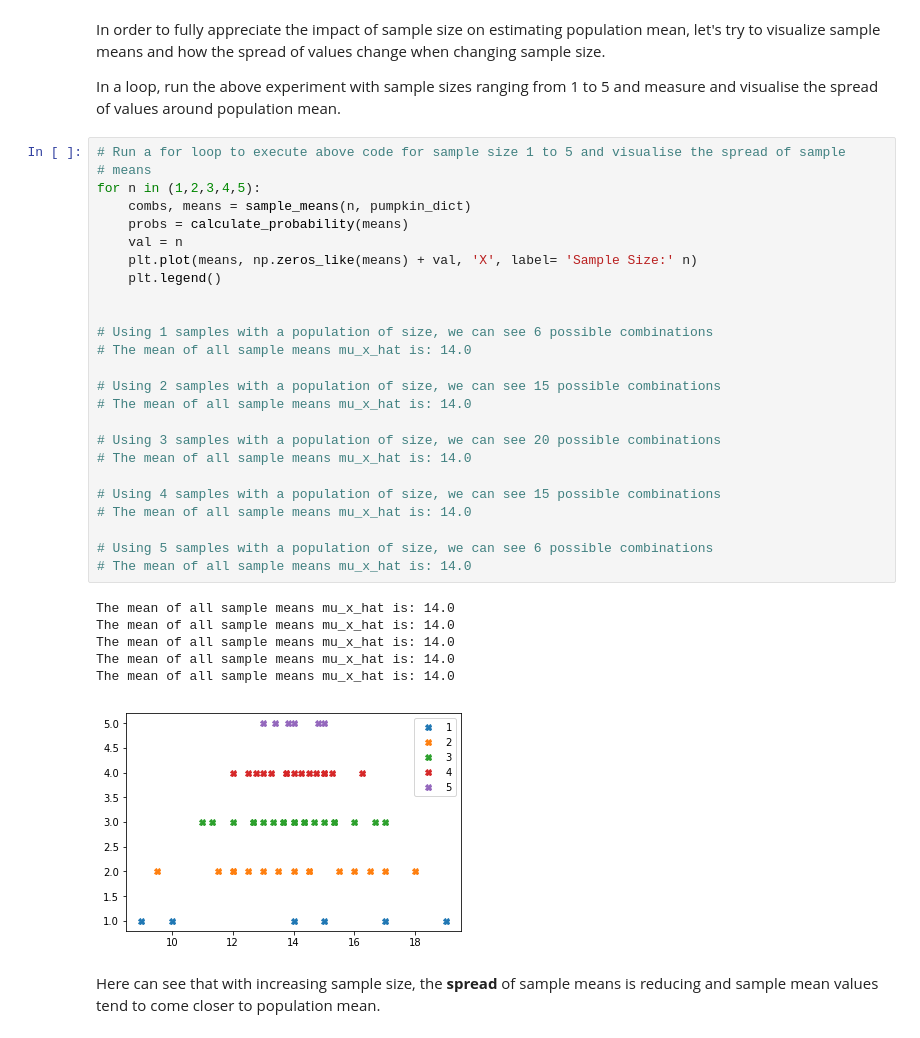
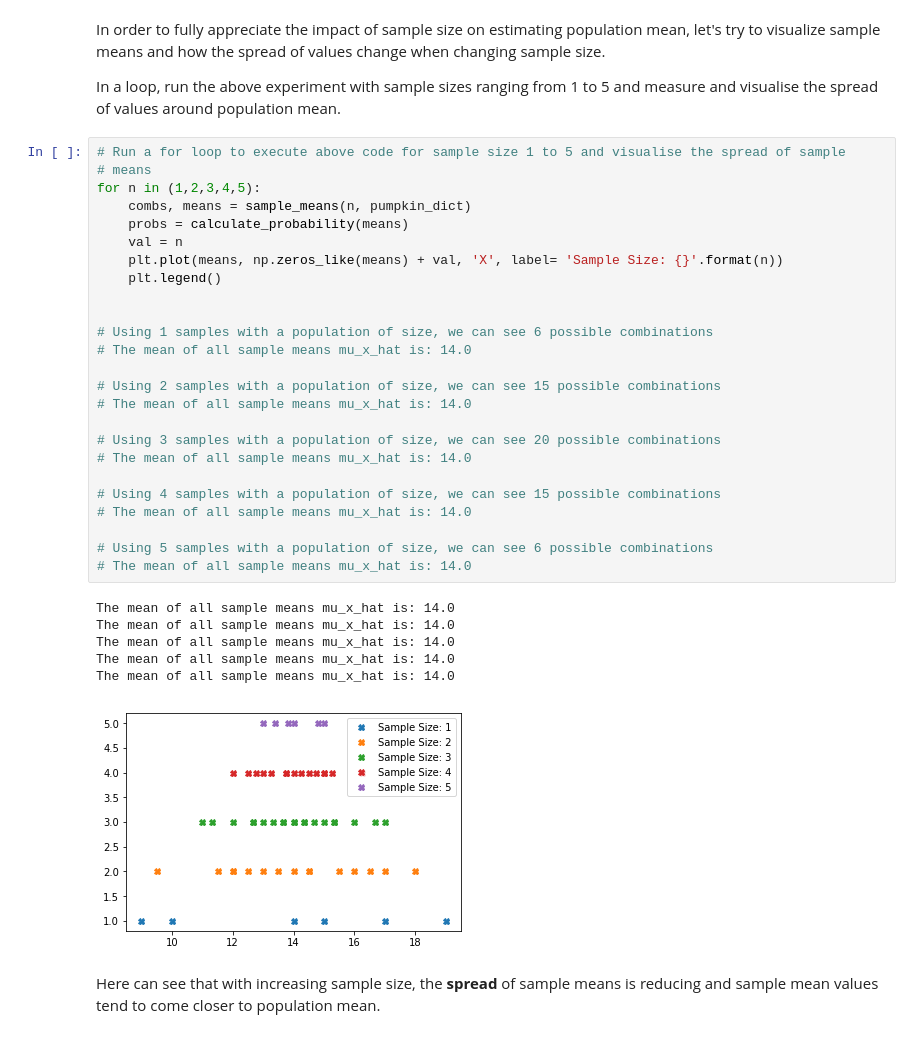
Before and after one commit to DRyanMiller/dsc-sampling-statistics-dc-ds-career-042219, a Jupyter notebook: index.ipynb, the cells around one changed output. Drawn from its saved outputs; the diff is of its cells as text.

```diff
--- a/index.ipynb
+++ b/index.ipynb
@@ -301,35 +301,35 @@ In a loop, run the above experiment with sample sizes ranging from 1 to 5 and me
 # %%
 # Run a for loop to execute above code for sample size 1 to 5 and visualise the spread of sample
 # means
 for n in (1,2,3,4,5):
     combs, means = sample_means(n, pumpkin_dict)
     probs = calculate_probability(means)
     val = n
-    plt.plot(means, np.zeros_like(means) + val, 'X', label= 'Sample Size:' n)
+    plt.plot(means, np.zeros_like(means) + val, 'X', label= 'Sample Size: {}'.format(n))
     plt.legend()
 
 
 # Using 1 samples with a population of size, we can see 6 possible combinations
 # The mean of all sample means mu_x_hat is: 14.0
 
 # Using 2 samples with a population of size, we can see 15 possible combinations
 # The mean of all sample means mu_x_hat is: 14.0
 
 # Using 3 samples with a population of size, we can see 20 possible combinations
 # The mean of all sample means mu_x_hat is: 14.0
 
 # Using 4 samples with a population of size, we can see 15 possible combinations
 # The mean of all sample means mu_x_hat is: 14.0
 
 # Using 5 samples with a population of size, we can see 6 possible combinations
 # The mean of all sample means mu_x_hat is: 14.0
 # %% [output]
 The mean of all sample means mu_x_hat is: 14.0
 The mean of all sample means mu_x_hat is: 14.0
 The mean of all sample means mu_x_hat is: 14.0
 The mean of all sample means mu_x_hat is: 14.0
 The mean of all sample means mu_x_hat is: 14.0
-[figure, old version]
+[figure, new version]
 # %% [markdown]
 Here can see that with increasing sample size, the **spread** of sample means is reducing and sample mean values tend to come closer to population mean.
 # %% [markdown]
```
